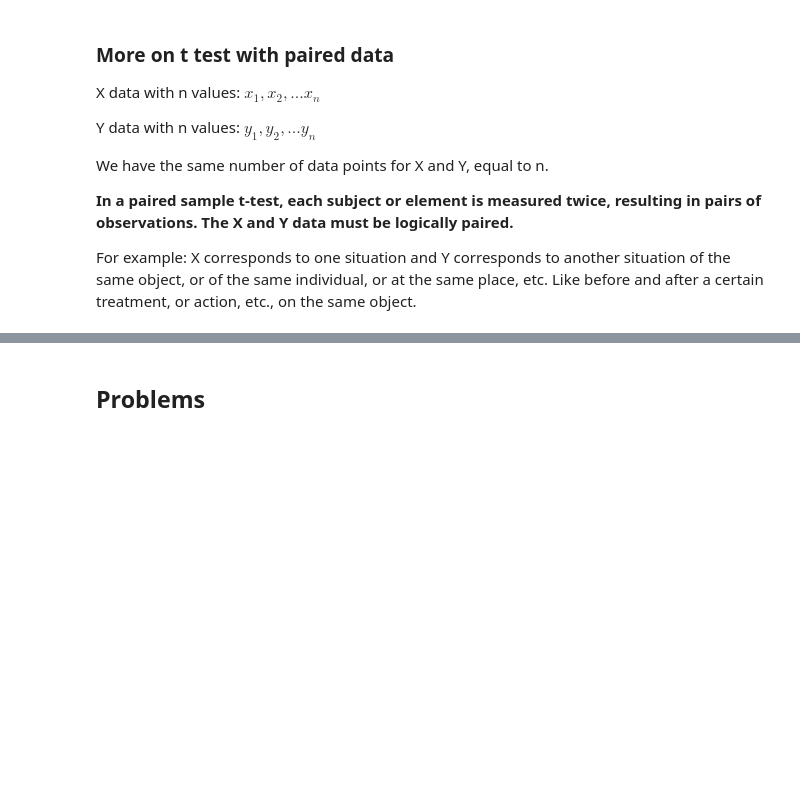
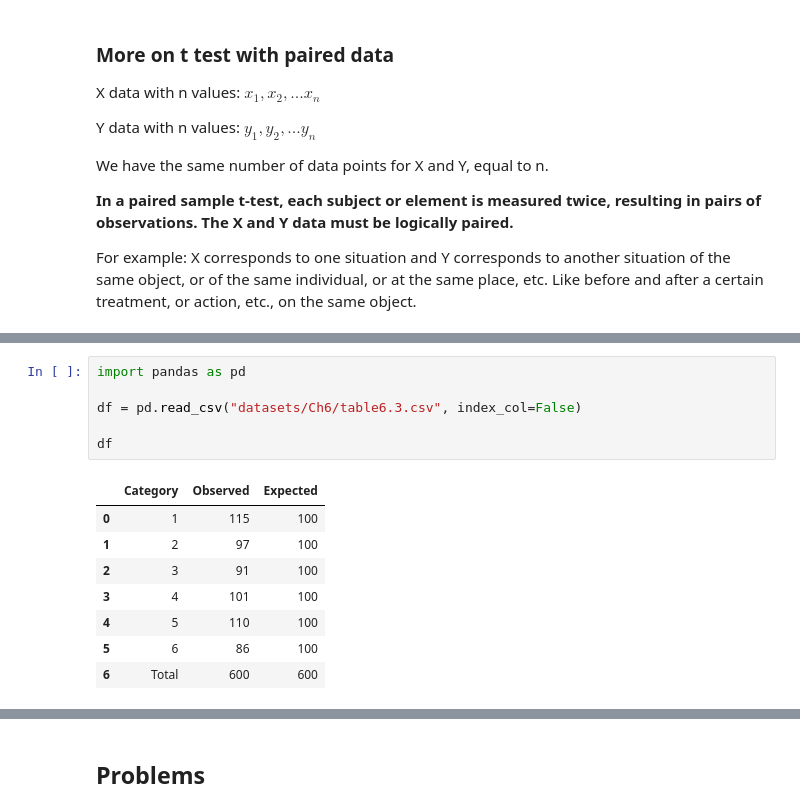
Before and after one commit to lsig/Statistics, a Jupyter notebook: Workbook.ipynb, the cells around one changed output, grey strips where cells are left out. Cells and saved outputs as stored; diff of their text form; blank space fills up the shorter version.

```diff
--- a/Workbook.ipynb
+++ b/Workbook.ipynb
@@ -2061,0 +2109,15 @@ For example: X corresponds to one situation and Y corresponds to another situati
+# %%
+import pandas as pd
+
+df = pd.read_csv("datasets/Ch6/table6.3.csv", index_col=False)
+
+df
+# %% [output]
+|  | Category | Observed | Expected |
+| 0 | 1 | 115 | 100 |
+| 1 | 2 | 97 | 100 |
+| 2 | 3 | 91 | 100 |
+| 3 | 4 | 101 | 100 |
+| 4 | 5 | 110 | 100 |
+| 5 | 6 | 86 | 100 |
+| 6 | Total | 600 | 600 |
```
Also changed, not shown: parts of 23 cells of this notebook, 1 other file.
